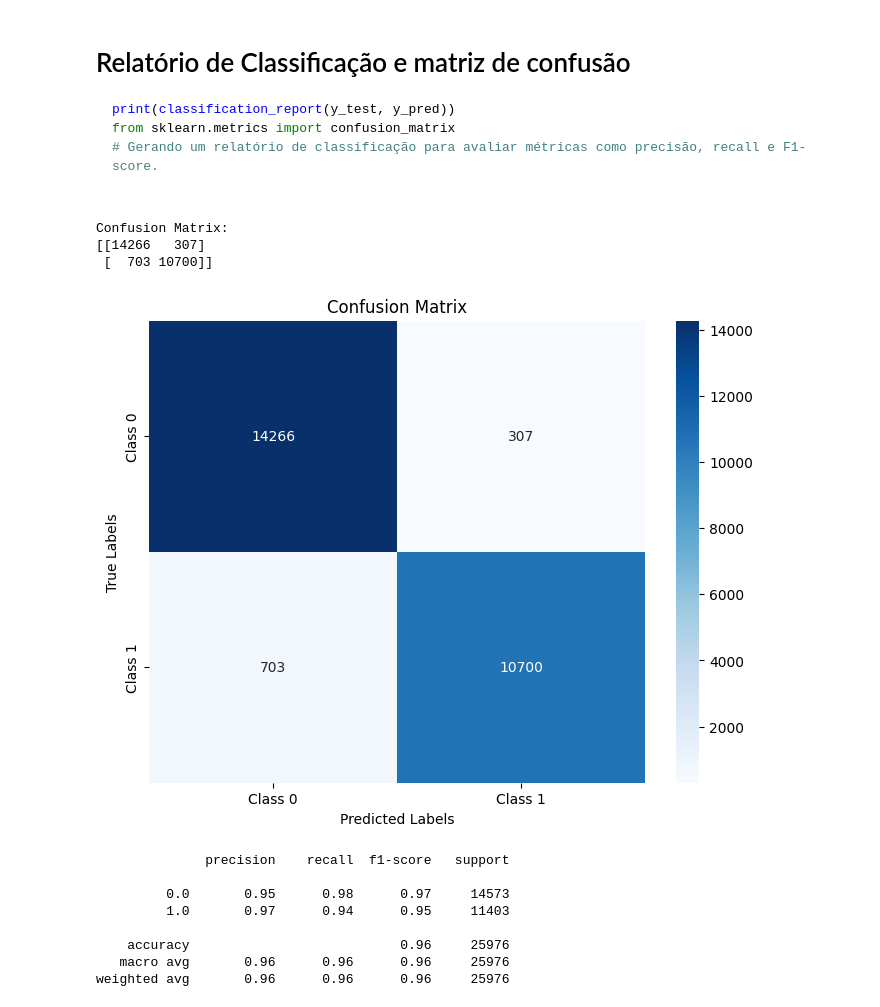
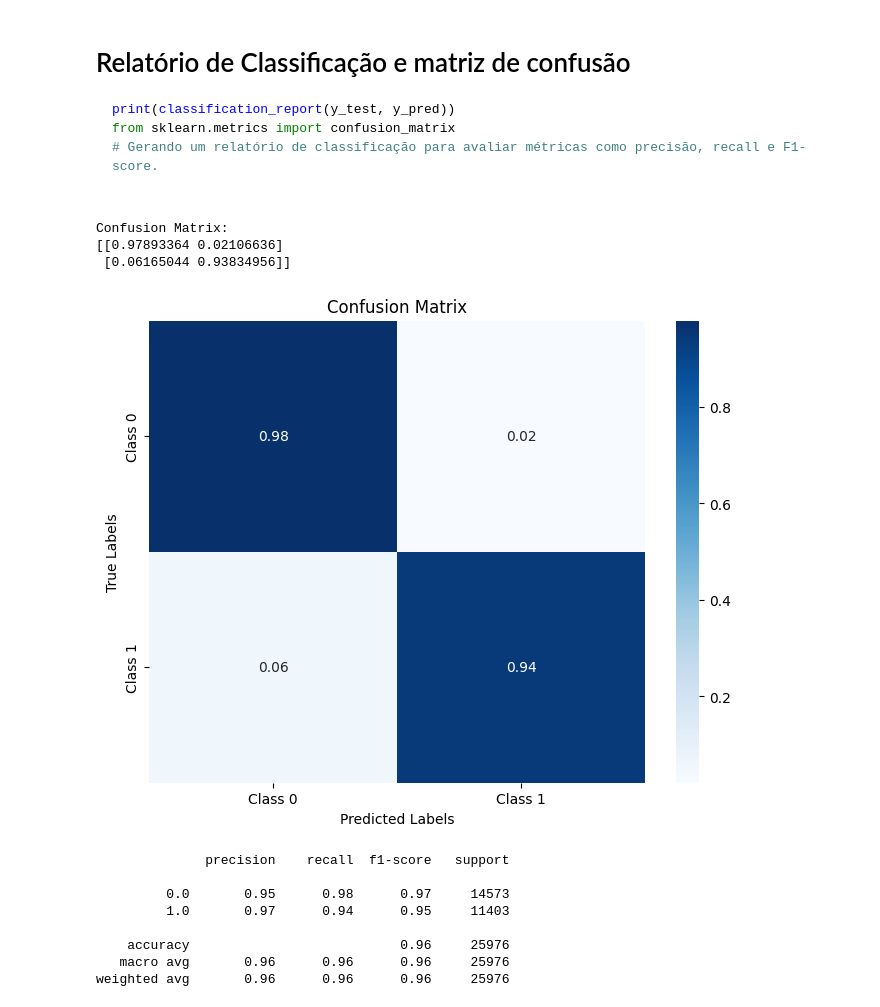
Before and after one commit to FrederickAlmeida/Airline-Passenger-Satisfaction, a Jupyter notebook: random_forest.ipynb, the cells around one changed output. Cells and saved outputs as stored; diff of their text form; code cells hidden in the pictures.

```diff
--- a/random_forest.ipynb
+++ b/random_forest.ipynb
@@ -191,33 +191,35 @@ from sklearn.metrics import confusion_matrix
 # %%
 import numpy as np
 import matplotlib.pyplot as plt
 import seaborn as sns
 from sklearn.metrics import confusion_matrix
 
 # Chamando o modelo com os melhores parâmetros
 best_rf_model = RandomForestClassifier(n_estimators=500, max_depth=None, min_samples_split=2, min_samples_leaf=1, random_state=42)
 best_rf_model.fit(X_train, y_train)
 
 
 y_pred = best_rf_model.predict(X_test)
 
 # Matriz de confusão
 cm = confusion_matrix(y_test, y_pred)
+cm = cm.astype('float') / cm.sum(axis=1)[:, np.newaxis]
+
 print("Confusion Matrix:")
 print(cm)
 
 # Plot
 plt.figure(figsize=(8, 6))
-sns.heatmap(cm, annot=True, fmt='d', cmap='Blues', xticklabels=['Class 0', 'Class 1'], yticklabels=['Class 0', 'Class 1'])
+sns.heatmap(cm, annot=True, fmt='.2f', cmap='Blues', xticklabels=['Class 0', 'Class 1'], yticklabels=['Class 0', 'Class 1'])
 plt.xlabel('Predicted Labels')
 plt.ylabel('True Labels')
 plt.title('Confusion Matrix')
 plt.show()
 # %% [output]
 Confusion Matrix:
-[[14266   307]
- [  703 10700]]
+[[0.97893364 0.02106636]
+ [0.06165044 0.93834956]]
-[figure, old version]
+[figure, new version]
 # %%
 print(classification_report(y_test, y_pred))
 # %% [output]
```
Also changed, not shown: 1 other file.
